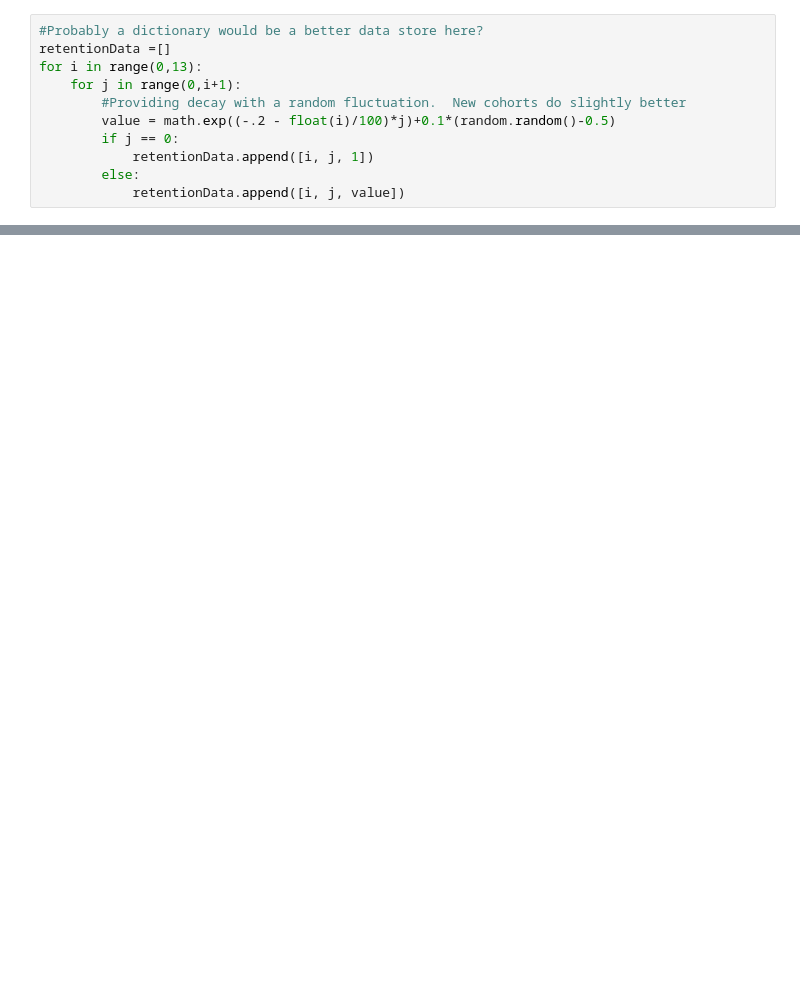
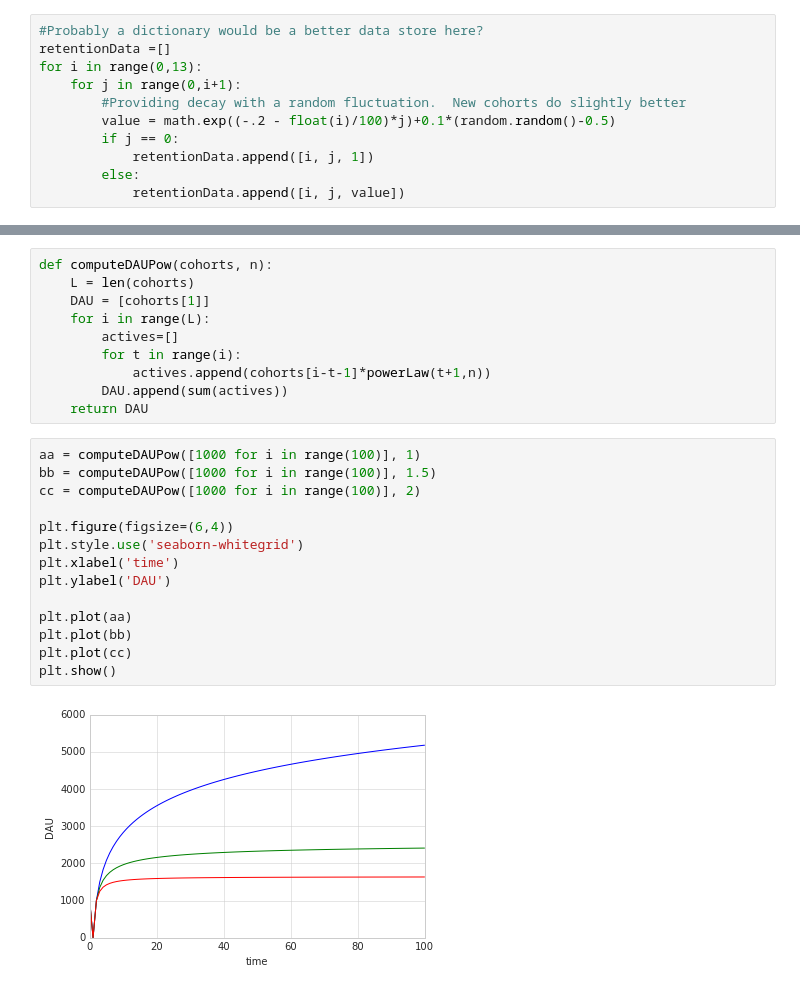
Before and after one commit to thevioletpiece/data_science_tools, a Jupyter notebook: Growth Analytics.ipynb, the cells around one changed output, grey strips where cells are left out. Cells and saved outputs as stored; diff of their text form; blank space fills up the shorter version.

```diff
--- a/Growth Analytics.ipynb
+++ b/Growth Analytics.ipynb
@@ -70,0 +71,26 @@ plt.show()
+# %%
+def computeDAUPow(cohorts, n):
+    L = len(cohorts)
+    DAU = [cohorts[1]]
+    for i in range(L):
+        actives=[]
+        for t in range(i):
+            actives.append(cohorts[i-t-1]*powerLaw(t+1,n))
+        DAU.append(sum(actives))
+    return DAU
+# %%
+aa = computeDAUPow([1000 for i in range(100)], 1)
+bb = computeDAUPow([1000 for i in range(100)], 1.5)
+cc = computeDAUPow([1000 for i in range(100)], 2)
+
+plt.figure(figsize=(6,4))
+plt.style.use('seaborn-whitegrid')
+plt.xlabel('time')
+plt.ylabel('DAU')
+
+plt.plot(aa)
+plt.plot(bb)
+plt.plot(cc)
+plt.show()
+# %% [output]
+[figure, added]
```
Also changed, not shown: parts of 28 cells of this notebook, 1 other file.
